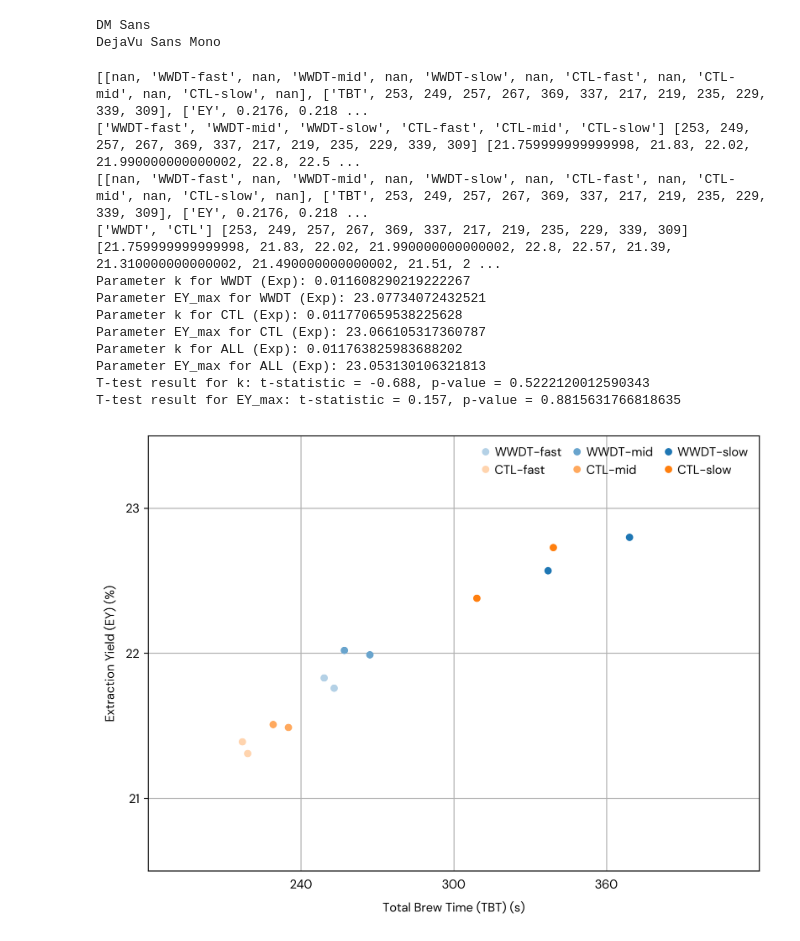
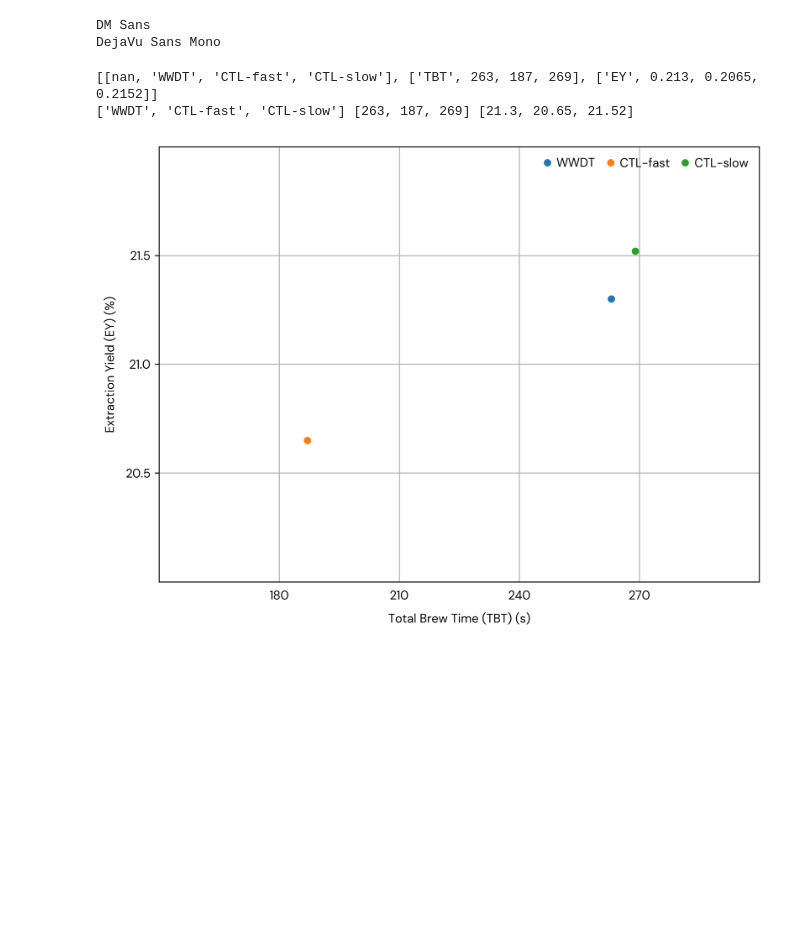
Before and after one commit to haoyung/haoyung.github.io, a Jupyter notebook: assets/img/WWDT/draw.ipynb, the cells around one changed output. Saved outputs shown, nothing was run; the diff lists cells and outputs as text; code cells hidden in the pictures; blank space fills up the shorter version.

Commit message:
WWDT fig1

```diff
--- a/assets/img/WWDT/draw.ipynb
+++ b/assets/img/WWDT/draw.ipynb
@@ -126,7 +126,7 @@ def draw_pre_exp(sheet_name, fig_num):
   ax.set_xlabel('Total Brew Time (TBT) (s)', verticalalignment='center_baseline', labelpad=13)
   ax.set_ylabel('Extraction Yield (EY) (%)', verticalalignment='center_baseline', labelpad=13)
   ax.set_xlim(150, 300)
-  ax.set_xticks([175, 200, 225, 250, 275])
+  ax.set_xticks([180, 210, 240, 270])
   ax.set_ylim(20, 22)
   ax.set_yticks([20.5, 21, 21.5])
   ax.xaxis.grid(zorder=0)
@@ -271,20 +271,10 @@ def draw_main_exp_line(sheet_name, fig_num):
 
   finalize_plot(fig_num)
 # %%
-# draw_pre_exp('Pre', 1)
-draw_main_exp('Main', 2)
-draw_main_exp_line('Main', 3)
+draw_pre_exp('Pre', 1)
+# draw_main_exp('Main', 2)
+# draw_main_exp_line('Main', 3)
 # %% [output]
-[[nan, 'WWDT-fast', nan, 'WWDT-mid', nan, 'WWDT-slow', nan, 'CTL-fast', nan, 'CTL-mid', nan, 'CTL-slow', nan], ['TBT', 253, 249, 257, 267, 369, 337, 217, 219, 235, 229, 339, 309], ['EY', 0.2176, 0.218 ...
-['WWDT-fast', 'WWDT-mid', 'WWDT-slow', 'CTL-fast', 'CTL-mid', 'CTL-slow'] [253, 249, 257, 267, 369, 337, 217, 219, 235, 229, 339, 309] [21.759999999999998, 21.83, 22.02, 21.990000000000002, 22.8, 22.5 ...
-[[nan, 'WWDT-fast', nan, 'WWDT-mid', nan, 'WWDT-slow', nan, 'CTL-fast', nan, 'CTL-mid', nan, 'CTL-slow', nan], ['TBT', 253, 249, 257, 267, 369, 337, 217, 219, 235, 229, 339, 309], ['EY', 0.2176, 0.218 ...
-['WWDT', 'CTL'] [253, 249, 257, 267, 369, 337, 217, 219, 235, 229, 339, 309] [21.759999999999998, 21.83, 22.02, 21.990000000000002, 22.8, 22.57, 21.39, 21.310000000000002, 21.490000000000002, 21.51, 2 ...
-Parameter k for WWDT (Exp): 0.011608290219222267
-Parameter EY_max for WWDT (Exp): 23.07734072432521
-Parameter k for CTL (Exp): 0.011770659538225628
-Parameter EY_max for CTL (Exp): 23.066105317360787
-Parameter k for ALL (Exp): 0.011763825983688202
-Parameter EY_max for ALL (Exp): 23.053130106321813
-T-test result for k: t-statistic = -0.688, p-value = 0.5222120012590343
-T-test result for EY_max: t-statistic = 0.157, p-value = 0.8815631766818635
+[[nan, 'WWDT', 'CTL-fast', 'CTL-slow'], ['TBT', 263, 187, 269], ['EY', 0.213, 0.2065, 0.2152]]
+['WWDT', 'CTL-fast', 'CTL-slow'] [263, 187, 269] [21.3, 20.65, 21.52]
-[figure, old version]
+[figure, new version]
```
Also changed, not shown: parts of 1 cell of this notebook, 3 other files.
